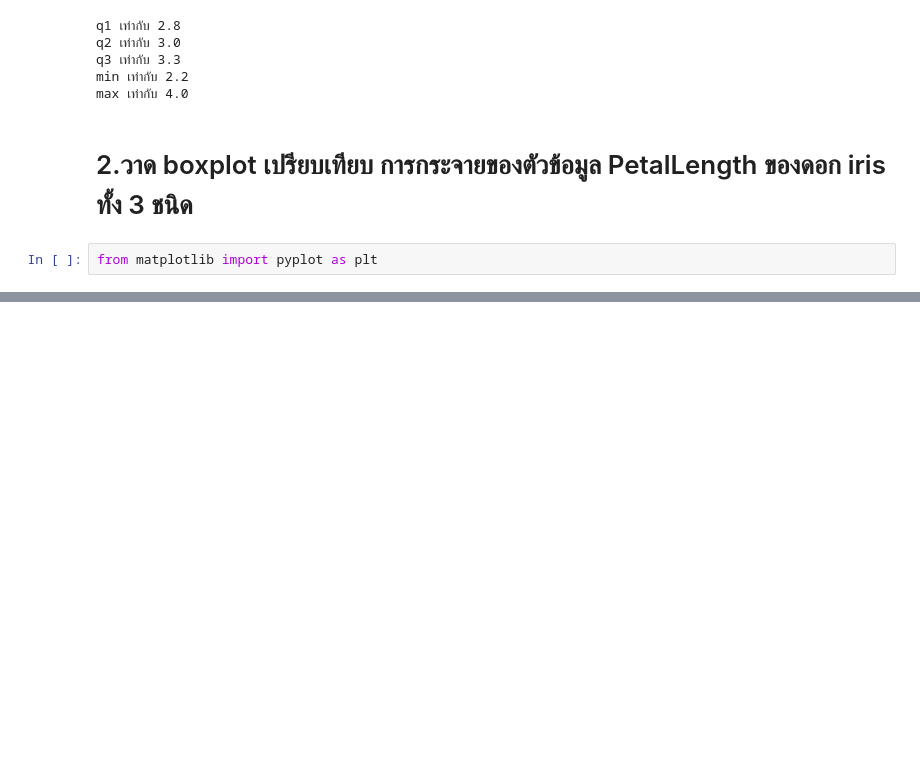
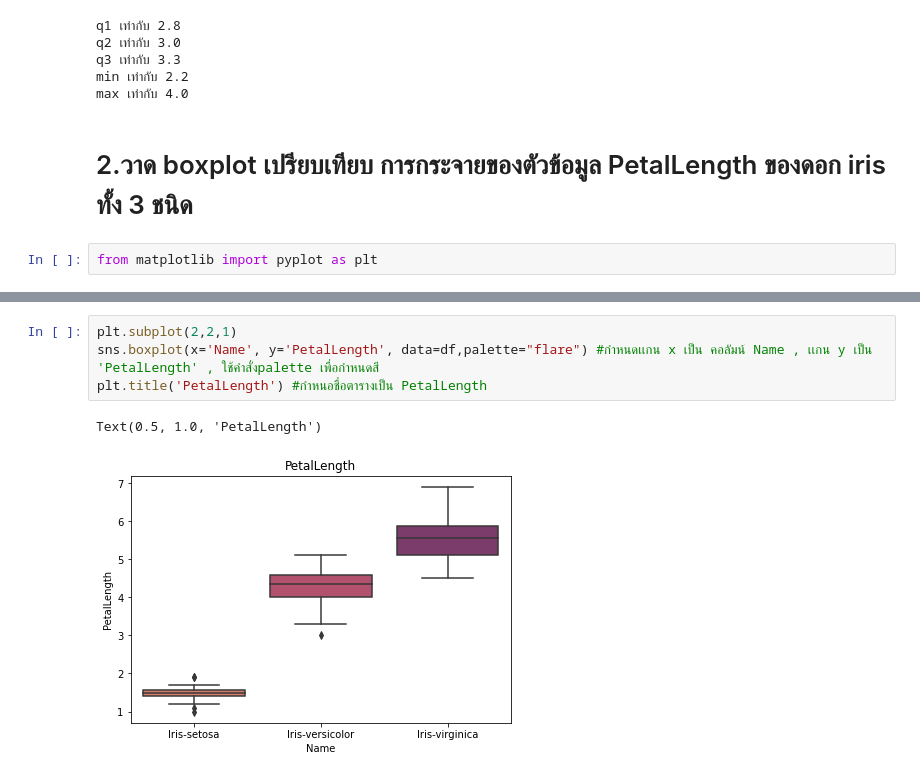
Before and after one commit to Chanunchida-May/data_viz_2022, a Jupyter notebook: DataViz02_Data_Distribution.ipynb, the cells around one changed output, grey strips where cells are left out. Drawn from its saved outputs; the diff is of its cells as text; blank space fills up the shorter version.

```diff
--- a/DataViz02_Data_Distribution.ipynb
+++ b/DataViz02_Data_Distribution.ipynb
@@ -346,0 +337,7 @@ plt.boxplot(df['PetalLength'][100:])
+# %%
+plt.subplot(2,2,1)
+sns.boxplot(x='Name', y='PetalLength', data=df,palette="flare") #กำหนดเเกน x เป็น คอลัมน์ Name , เเกน y เป็น 'PetalLength' , ใช้คำสั่งpalette เพื่อกำหนดสี
+plt.title('PetalLength') #กำหนอชื่อตารางเป็น PetalLength
+# %% [output]
+Text(0.5, 1.0, 'PetalLength')
+[figure, added]
```
Also changed, not shown: parts of 8 cells of this notebook.
